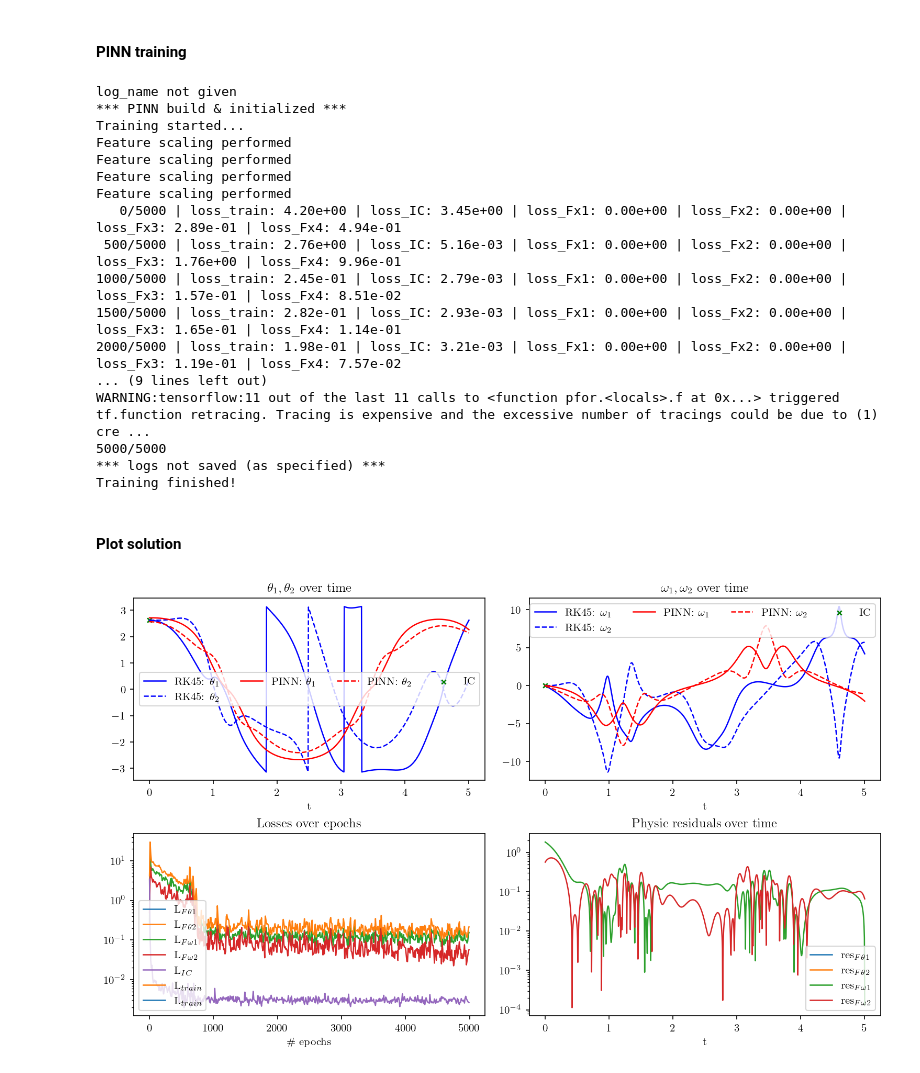
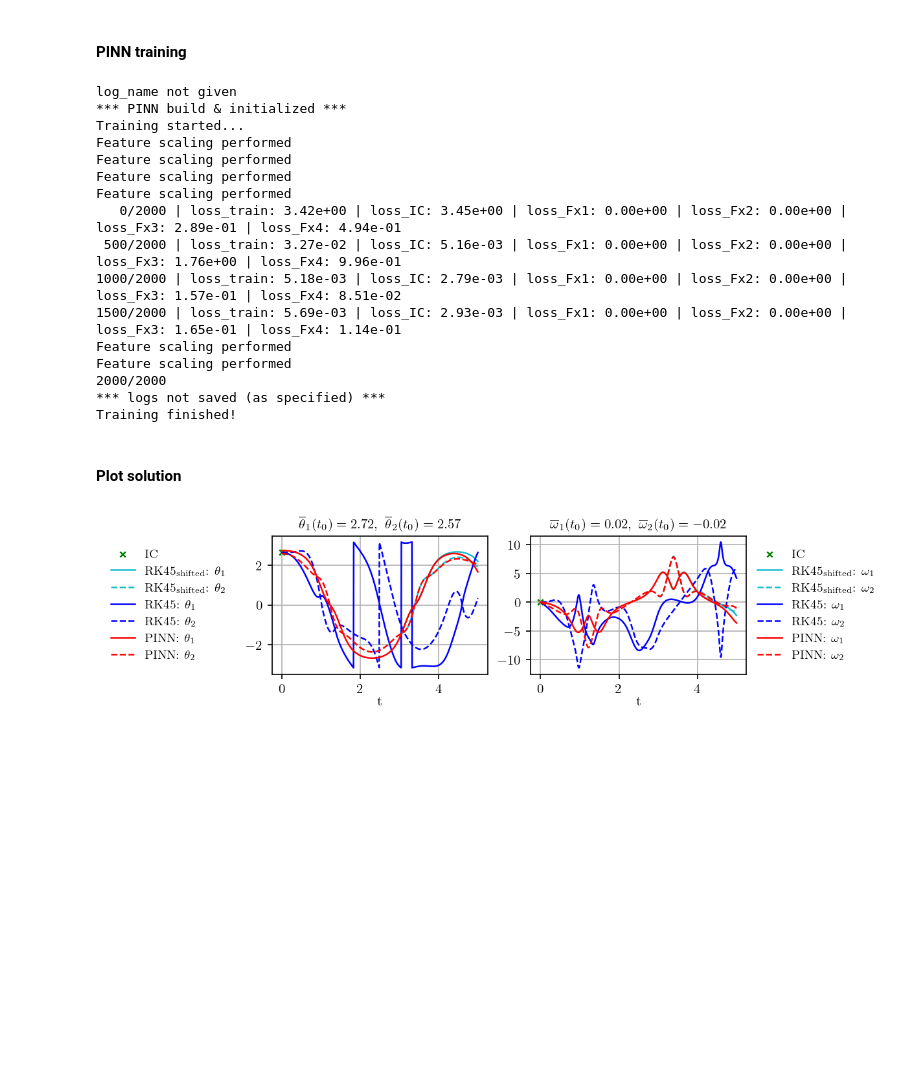
Before and after one commit to stegsoph/How-PINNs-Cheat, a Jupyter notebook: main.ipynb, the cells around one changed output. Cells and saved outputs as stored; diff of their text form; code cells hidden in the pictures; blank space fills up the shorter version.

```diff
--- a/main.ipynb
+++ b/main.ipynb
@@ -40,7 +39,7 @@ config_dict = { # Save results as json file
                 'alpha_IC': 0.99,
 
                 # Training parameters
-                'n_epochs': 5000,
+                'n_epochs': 2000,
 
               }
 
@@ -90,26 +89,42 @@ Feature scaling performed
 Feature scaling performed
 Feature scaling performed
 Feature scaling performed
-   0/5000 | loss_train: 4.20e+00 | loss_IC: 3.45e+00 | loss_Fx1: 0.00e+00 | loss_Fx2: 0.00e+00 | loss_Fx3: 2.89e-01 | loss_Fx4: 4.94e-01
- 500/5000 | loss_train: 2.76e+00 | loss_IC: 5.16e-03 | loss_Fx1: 0.00e+00 | loss_Fx2: 0.00e+00 | loss_Fx3: 1.76e+00 | loss_Fx4: 9.96e-01
-1000/5000 | loss_train: 2.45e-01 | loss_IC: 2.79e-03 | loss_Fx1: 0.00e+00 | loss_Fx2: 0.00e+00 | loss_Fx3: 1.57e-01 | loss_Fx4: 8.51e-02
-1500/5000 | loss_train: 2.82e-01 | loss_IC: 2.93e-03 | loss_Fx1: 0.00e+00 | loss_Fx2: 0.00e+00 | loss_Fx3: 1.65e-01 | loss_Fx4: 1.14e-01
-2000/5000 | loss_train: 1.98e-01 | loss_IC: 3.21e-03 | loss_Fx1: 0.00e+00 | loss_Fx2: 0.00e+00 | loss_Fx3: 1.19e-01 | loss_Fx4: 7.57e-02
-... (9 lines left out)
-WARNING:tensorflow:11 out of the last 11 calls to <function pfor.<locals>.f at 0x...> triggered tf.function retracing. Tracing is expensive and the excessive number of tracings could be due to (1) cre ...
-5000/5000
+   0/2000 | loss_train: 3.42e+00 | loss_IC: 3.45e+00 | loss_Fx1: 0.00e+00 | loss_Fx2: 0.00e+00 | loss_Fx3: 2.89e-01 | loss_Fx4: 4.94e-01
+ 500/2000 | loss_train: 3.27e-02 | loss_IC: 5.16e-03 | loss_Fx1: 0.00e+00 | loss_Fx2: 0.00e+00 | loss_Fx3: 1.76e+00 | loss_Fx4: 9.96e-01
+1000/2000 | loss_train: 5.18e-03 | loss_IC: 2.79e-03 | loss_Fx1: 0.00e+00 | loss_Fx2: 0.00e+00 | loss_Fx3: 1.57e-01 | loss_Fx4: 8.51e-02
+1500/2000 | loss_train: 5.69e-03 | loss_IC: 2.93e-03 | loss_Fx1: 0.00e+00 | loss_Fx2: 0.00e+00 | loss_Fx3: 1.65e-01 | loss_Fx4: 1.14e-01
+Feature scaling performed
+Feature scaling performed
+2000/2000
 *** logs not saved (as specified) ***
 Training finished!
 # %% [markdown]
 #### Plot solution
-# %%
-fig, axes = plt.subplots(2,2,figsize=(10,6), constrained_layout=True)
-axes = axes.flatten()
-
-Plot = Plotting(log)
-Plot.plotting_yt_sol(axes[0:], title=['$\\theta_1, \\theta_2$ over time',
-                                           '$\omega_1, \omega_2$ over time'])
-Plot.plotting_losses(axes[2:], title=['Losses over epochs',
-                                           'Physic residuals over time'])
-# %% [output]
-[figure, removed]
+# %%
+IC_pred = []
+t_cont = 3
+
+#####################################################################################
+
+fig, axes = plt.subplots(1, 2, figsize=get_optimal_figsize(scale=1, height_factor=.3))
+axes = axes.flatten()
+
+for ax in axes:
+    ax.set_xlabel(r'$t$', labelpad=0)
+    ax.grid()
+
+Plot = Plotting(log, alpha=1)
+Plot.plotting_continuation(axes[0:],t_cont=t_cont)
+Plot.plotting_yt_sol(axes[0:])
+IC_pred.append(log['y_pred'][0])
+
+IC_pred_mean = np.mean(np.array(IC_pred),axis=0)
+IC_pred_mean[0:2]=IC_pred_mean[0:2]
+
+axes[0].set_title(r'$\overline{{\theta}}_1(t_0)={:.2f},\ \overline{{\theta}}_2(t_0)={:.2f}$'.format(IC_pred_mean[0],IC_pred_mean[1]), fontsize=10)
+axes[1].set_title(r'$\overline{{\omega}}_1(t_0)={:.2f},\ \overline{{\omega}}_2(t_0)={:.2f}$'.format(IC_pred_mean[2],IC_pred_mean[3]), fontsize=10)
+
+legend_without_duplicate_labels(axes[0], (-0.8, 0.5), idx = [-1, 0, 1, 2, 3, 4, 5], loc='center left');
+legend_without_duplicate_labels(axes[1], (1, 0.5), idx = [-1, 0, 1, 2, 3, 4, 5], loc='center left');
+# %% [output]
+[figure, added]
```
Also changed, not shown: parts of 1 cell of this notebook.
